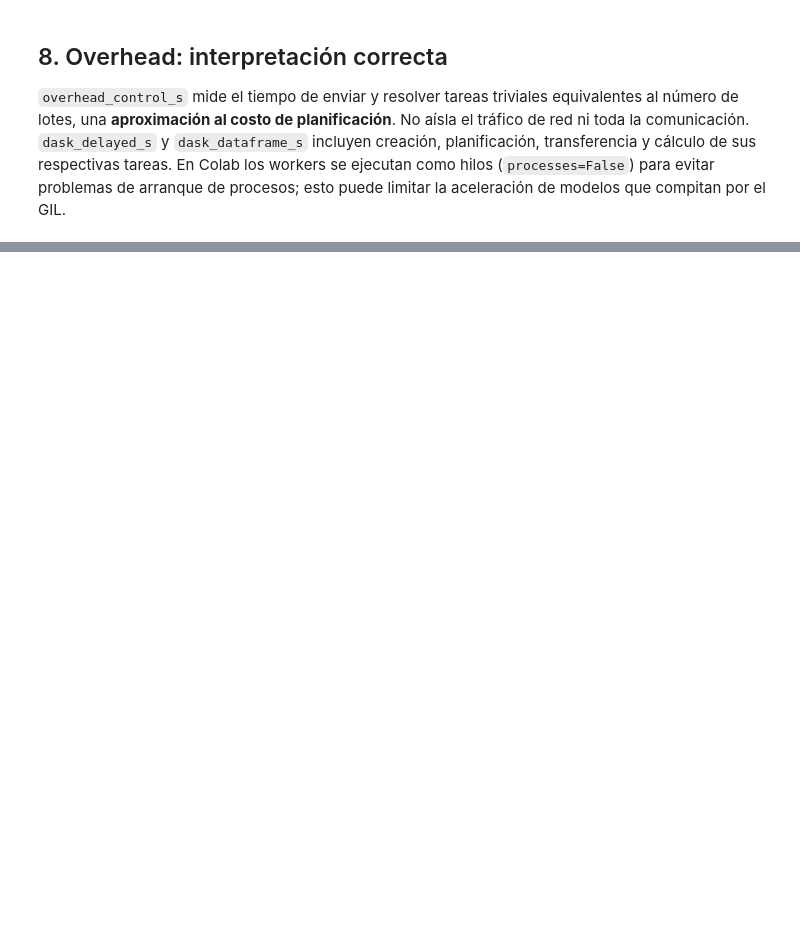
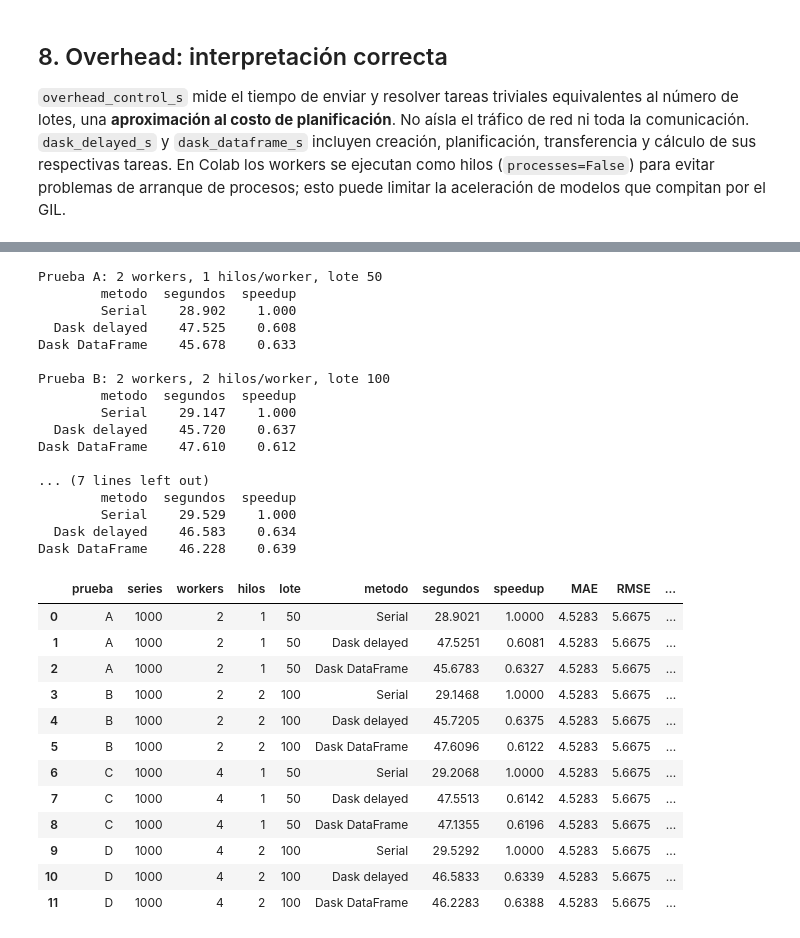
Before and after one commit to 12606/Proyecto-5-Retail-Dask, a Jupyter notebook: notebooks/Proyecto_5_Retail_Dask_Colab.ipynb, the cells around one changed output, grey strips where cells are left out. Saved outputs shown, nothing was run; the diff lists cells and outputs as text; code cells hidden in the pictures; blank space fills up the shorter version.

```diff
--- a/notebooks/Proyecto_5_Retail_Dask_Colab.ipynb
+++ b/notebooks/Proyecto_5_Retail_Dask_Colab.ipynb
@@ -99,0 +158,76 @@ print("Nota: un speedup menor que 1 significa que la versión paralela fue más
+# %%
+import subprocess, sys, time, pandas as pd
+from pathlib import Path
+
+SERIES_OPT = 1000
+DIAS_OPT = 120
+HORIZONTE_OPT = 14
+CONFIGURACIONES = [
+    ("A", 2, 1, 50),
+    ("B", 2, 2, 100),
+    ("C", 4, 1, 50),
+    ("D", 4, 2, 100),
+]
+
+# main.py guarda sus resultados en archivos fijos. Leemos cada salida
+# inmediatamente para conservar cada configuración sin sobrescribirla.
+filas_opt = []
+for nombre, workers, hilos, lote in CONFIGURACIONES:
+    comando = [sys.executable, "-u", "main.py", "--series", str(SERIES_OPT),
+               "--dias", str(DIAS_OPT), "--horizonte", str(HORIZONTE_OPT),
+               "--lote", str(lote), "--workers", str(workers), "--hilos", str(hilos)]
+    print(f"\nPrueba {nombre}: {workers} workers, {hilos} hilos/worker, lote {lote}", flush=True)
+    t0 = time.perf_counter()
+    with (ROOT / "benchmarks" / f"prueba_{nombre}_salida.log").open("w") as log:
+        resultado = subprocess.run(comando, cwd=str(ROOT), stdout=log,
+                                   stderr=subprocess.STDOUT, text=True, check=False)
+    if resultado.returncode != 0:
+        log_path = ROOT / "benchmarks" / f"prueba_{nombre}_salida.log"
+        ultimas = log_path.read_text(errors="replace").splitlines()[-35:]
+        print("\n".join(ultimas))
+        raise RuntimeError(f"Falló la prueba {nombre} (código {resultado.returncode}); revisa {log_path}")
+    tabla_prueba = pd.read_csv(ROOT / "benchmarks" / "comparacion.csv")
+    overhead_prueba = pd.read_csv(ROOT / "benchmarks" / "overhead.csv").iloc[0]
+    for _, fila in tabla_prueba.iterrows():
+        filas_opt.append({"prueba": nombre, "series": SERIES_OPT,
+                          "workers": workers, "hilos": hilos, "lote": lote,
+                          "metodo": fila["metodo"], "segundos": fila["segundos"],
+                          "speedup": fila["speedup"], "MAE": fila["MAE"],
+                          "RMSE": fila["RMSE"],
+                          "overhead_control_s": overhead_prueba["overhead_control_s"]})
+    print(tabla_prueba[["metodo", "segundos", "speedup"]].round(3).to_string(index=False))
+
+optimizacion = pd.DataFrame(filas_opt)
+optimizacion.to_csv(ROOT / "benchmarks" / "optimizacion.csv", index=False)
+display(optimizacion.round(4))
+# %% [output]
+Prueba A: 2 workers, 1 hilos/worker, lote 50
+        metodo  segundos  speedup
+        Serial    28.902    1.000
+  Dask delayed    47.525    0.608
+Dask DataFrame    45.678    0.633
+
+Prueba B: 2 workers, 2 hilos/worker, lote 100
+        metodo  segundos  speedup
+        Serial    29.147    1.000
+  Dask delayed    45.720    0.637
+Dask DataFrame    47.610    0.612
+
+... (7 lines left out)
+        metodo  segundos  speedup
+        Serial    29.529    1.000
+  Dask delayed    46.583    0.634
+Dask DataFrame    46.228    0.639
+|  | prueba | series | workers | hilos | lote | metodo | segundos | speedup | MAE | RMSE | ... |
+| 0 | A | 1000 | 2 | 1 | 50 | Serial | 28.9021 | 1.0000 | 4.5283 | 5.6675 | ... |
+| 1 | A | 1000 | 2 | 1 | 50 | Dask delayed | 47.5251 | 0.6081 | 4.5283 | 5.6675 | ... |
+| 2 | A | 1000 | 2 | 1 | 50 | Dask DataFrame | 45.6783 | 0.6327 | 4.5283 | 5.6675 | ... |
+| 3 | B | 1000 | 2 | 2 | 100 | Serial | 29.1468 | 1.0000 | 4.5283 | 5.6675 | ... |
+| 4 | B | 1000 | 2 | 2 | 100 | Dask delayed | 45.7205 | 0.6375 | 4.5283 | 5.6675 | ... |
+| 5 | B | 1000 | 2 | 2 | 100 | Dask DataFrame | 47.6096 | 0.6122 | 4.5283 | 5.6675 | ... |
+| 6 | C | 1000 | 4 | 1 | 50 | Serial | 29.2068 | 1.0000 | 4.5283 | 5.6675 | ... |
+| 7 | C | 1000 | 4 | 1 | 50 | Dask delayed | 47.5513 | 0.6142 | 4.5283 | 5.6675 | ... |
+| 8 | C | 1000 | 4 | 1 | 50 | Dask DataFrame | 47.1355 | 0.6196 | 4.5283 | 5.6675 | ... |
+| 9 | D | 1000 | 4 | 2 | 100 | Serial | 29.5292 | 1.0000 | 4.5283 | 5.6675 | ... |
+| 10 | D | 1000 | 4 | 2 | 100 | Dask delayed | 46.5833 | 0.6339 | 4.5283 | 5.6675 | ... |
+| 11 | D | 1000 | 4 | 2 | 100 | Dask DataFrame | 46.2283 | 0.6388 | 4.5283 | 5.6675 | ... |
```
Also changed, not shown: parts of 19 cells of this notebook, 2 other files.
